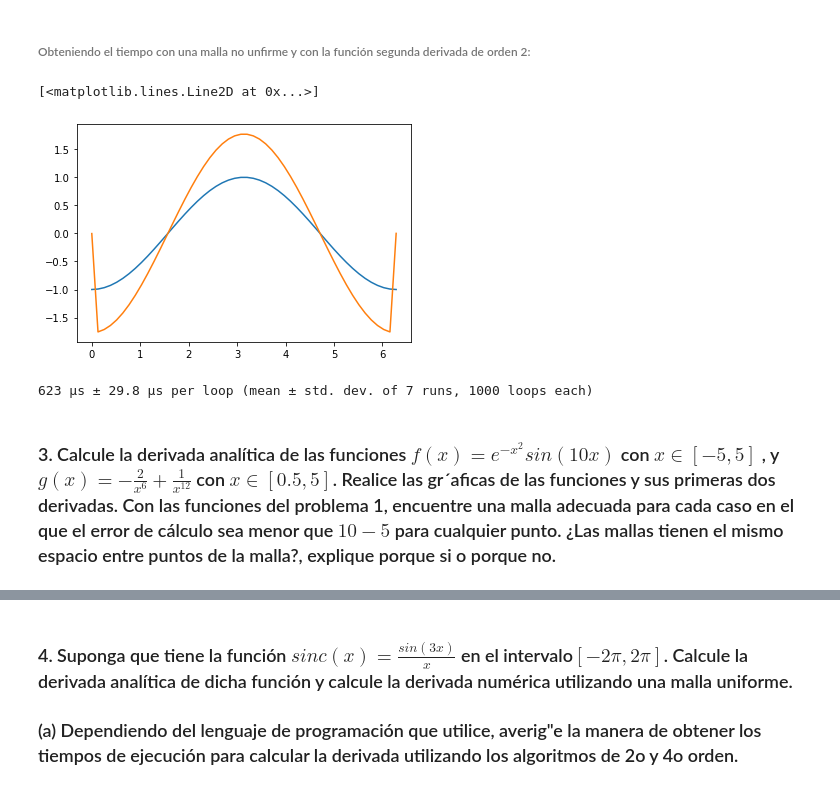
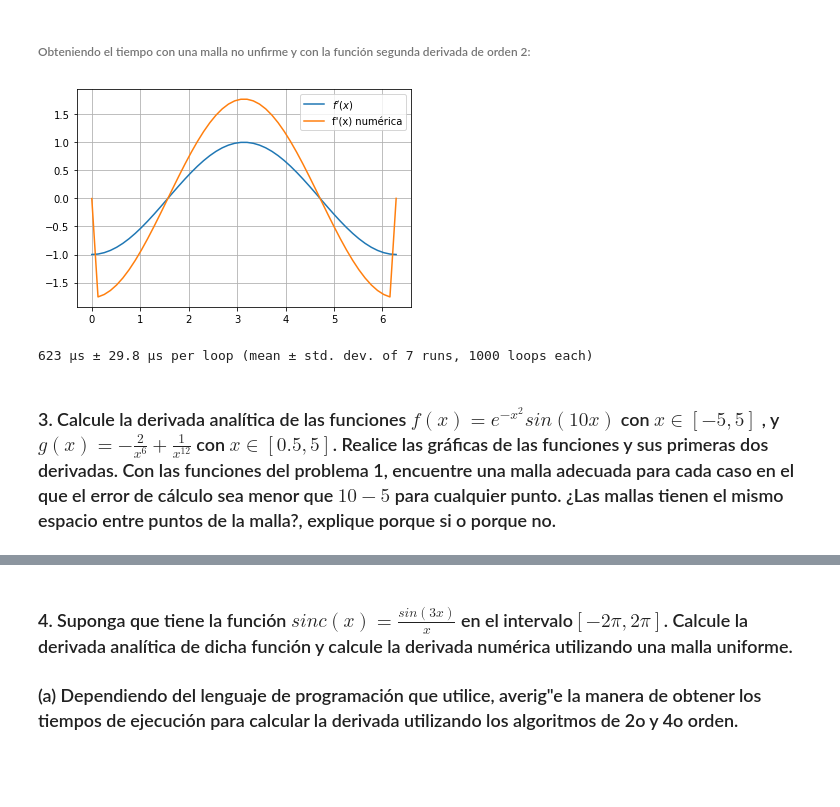
Before and after one commit to marthaaquino/Fisica-computacional, a Jupyter notebook: Tarea1.ipynb, the cells around one changed output, grey strips where cells are left out. Drawn from its saved outputs; the diff is of its cells as text; code cells hidden in the pictures.

```diff
--- a/Tarea1.ipynb
+++ b/Tarea1.ipynb
@@ -257,41 +257,40 @@ def deriv2(f,x):
     f_prima2 = zeros(len(f))
 
     for i in range (len(f)-1):
         #h[i]=x[i+1]-x[i]#h2
         #g[i]=x[i]-x[i-1]#h1
         f_prima2[i]=2*(((x[i+1]-x[i])*f[i-1])+((x[i]-x[i-1])*f[i+1])-(f[i]*(x[i+1]-x[i]+x[i]-x[i-1])))/((x[i+1]-x[i])*(x[i]-x[i-1])*(x[i]-x[i-1])**2+(x[i]-x[i-1])*(x[i+1]-x[i])**2)
     # calcular el ultimo punto
         #h1=x[2]-x[1]
         #h2=x[3]-x[2]
 
         #h11=x[-1]-x[-2]
         #h22=x[0]-x[-1]
         #f_prima2[1] = h2*(f[2]-f[1] )/(h1*h2-h1*h1)- h1*(f[3]-f[1])/(h2*h2-h2*h1)
        # f_prima[-1]=-(h11*(f[-2]-f[-1])/(h22*h11-h22*h22))+(h22*(f[-3]-f[-1])/(h11*h11-h22*h11))
        # f_prima[-1]=-(h11*(f[-2]-f[-1])/(h22*h11-h22*h22))+(h22*(f[-3]-f[-1])/(h11*h11-h22*h11))### revisar
     return f_prima2
 
 ##Definimos una función f para transformar cualquier malla uniforme a una no uniforme.
 def f(x):
     return x#**(1/2)
 ###Escogemos la malla
 x = np.linspace(0, 2*pi, 50) #2*np.pi*f(np.linspace(0, 1, 50, endpoint=False))
 ##Escogemos la funcion f a la cual le aplicaremos la primera derivada
 y = cos(x)
 y_deriv2 = -cos(x)
 y_num_deriv = deriv2(y,x)
 #plot(x,y,label="$f(x)$")
 plot(x,y_deriv2,label="$f'(x)$")
 plot(x,y_num_deriv,label="f'(x) numérica")
-#legend(),grid()
-#show()
+legend(),grid()
+show()
 # %% [output]
-[<matplotlib.lines.Line2D at 0x...>]
-[figure, old version]
+[figure, new version]
 # %%
 #Obtenemos el tiempo de la función
 %timeit (deriv2(y,x))
 # %% [output]
 623 µs ± 29.8 µs per loop (mean ± std. dev. of 7 runs, 1000 loops each)
 # %% [markdown]
-### 3. Calcule la derivada analítica de las funciones $f(x) = e^{−x^{2}} sin(10x)$ con $x \in [−5, 5]$ , y $g(x)=-\frac{2}{x^{6}}+{\frac{1}{x^{12}}}$ con $x \in [0.5, 5]$. Realice las gr´aficas de las funciones y sus primeras dos derivadas. Con las funciones del problema 1, encuentre una malla adecuada para cada caso en el que el error de cálculo sea menor que $10−5$ para cualquier punto. ¿Las mallas tienen el mismo espacio entre puntos de la malla?, explique porque si o porque no.
+### 3. Calcule la derivada analítica de las funciones $f(x) = e^{−x^{2}} sin(10x)$ con $x \in [−5, 5]$ , y $g(x)=-\frac{2}{x^{6}}+{\frac{1}{x^{12}}}$ con $x \in [0.5, 5]$. Realice las gráficas de las funciones y sus primeras dos derivadas. Con las funciones del problema 1, encuentre una malla adecuada para cada caso en el que el error de cálculo sea menor que $10−5$ para cualquier punto. ¿Las mallas tienen el mismo espacio entre puntos de la malla?, explique porque si o porque no.
```
Also changed, not shown: parts of 3 cells of this notebook.
